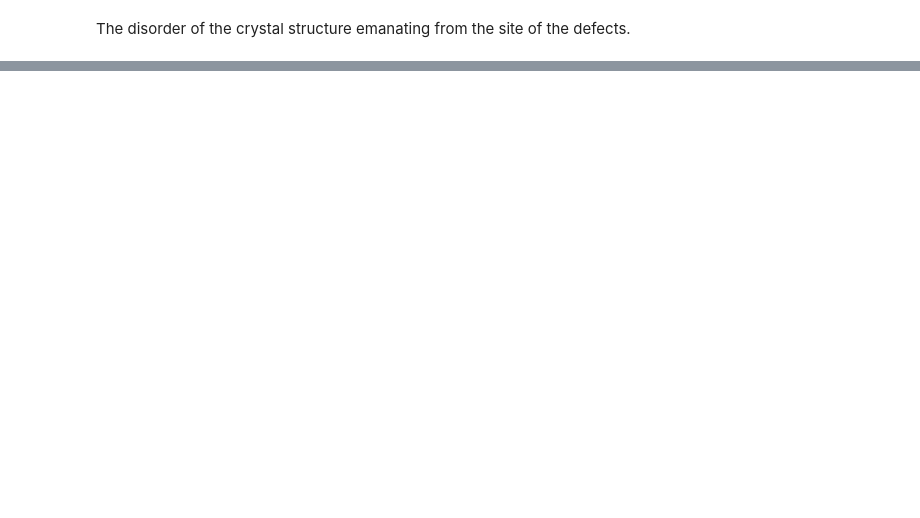
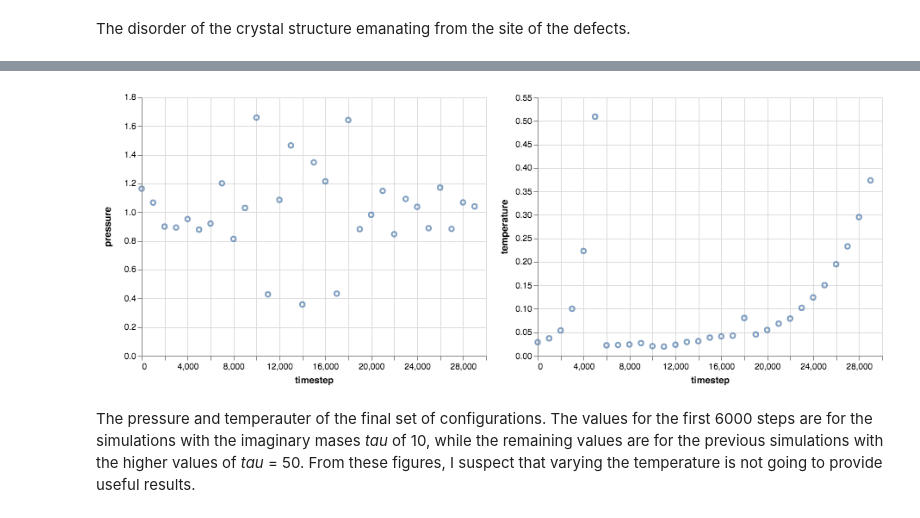
Before and after one commit to malramsay64/Crystal_Melting, a Jupyter notebook: notebooks/06_Defect_Creation.ipynb, the cells around one changed output, grey strips where cells are left out. Drawn from its saved outputs; the diff is of its cells as text; code cells hidden in the pictures; blank space fills up the shorter version.

```diff
--- a/notebooks/06_Defect_Creation.ipynb
+++ b/notebooks/06_Defect_Creation.ipynb
@@ -141,0 +194,14 @@ The disorder of the crystal structure emanating from the site of the defects.
+# %%
+import pandas
+import altair as alt
+thermo = pandas.read_csv("./equil-Trimer-P1.00-T0.40.log", sep='\t')
+thermo.drop_duplicates('timestep', keep="last", inplace=True)
+# %%
+c = alt.Chart(thermo).mark_point().encode(
+    x='timestep',
+)
+c.encode(y='pressure') | c.encode(y="temperature")
+# %% [output]
+[figure, added]
+# %% [markdown]
+The pressure and temperauter of the final set of configurations. The values for the first 6000 steps are for the simulations with the imaginary mases *tau* of 10, while the remaining values are for the previous simulations with the higher values of *tau* = 50. From these figures, I suspect that varying the temperature is not going to provide useful results.
```
Also changed, not shown: parts of 17 cells of this notebook, 1 other file.
